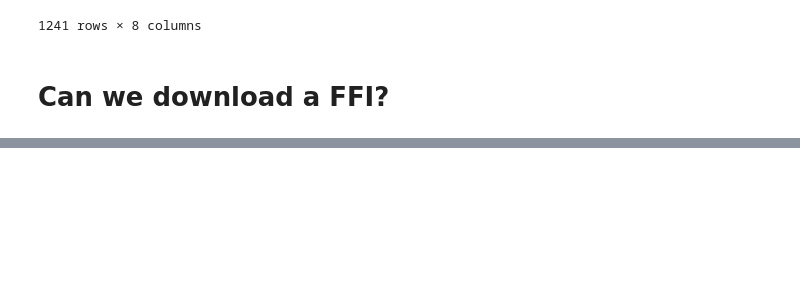
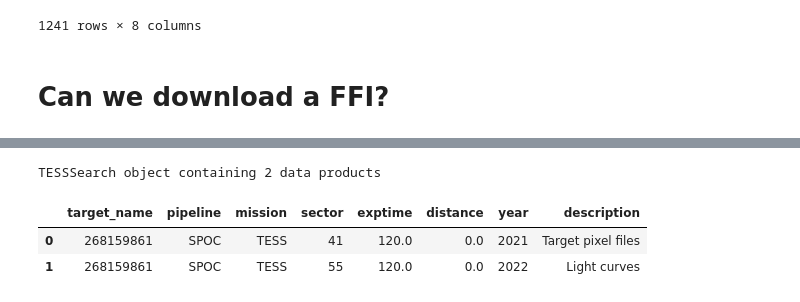
Before and after one commit to lightkurve/lksearch, a Jupyter notebook: docs/tutorials/Example_searches.ipynb, the cells around one changed output, grey strips where cells are left out. Drawn from its saved outputs; the diff is of its cells as text; code cells hidden in the pictures; blank space fills up the shorter version.

```diff
--- a/docs/tutorials/Example_searches.ipynb
+++ b/docs/tutorials/Example_searches.ipynb
@@ -380,0 +434,13 @@ ffi_res[0].download()
+# %%
+# We can take boolean arrays
+import numpy as np
+mask = np.zeros(len(Kep186)).astype(bool)
+mask[1]=True
+mask[4]=True
+Kep186[mask]
+# This resets the index, unlike pandas
+# %% [output]
+TESSSearch object containing 2 data products
+|  | target_name | pipeline | mission | sector | exptime | distance | year | description |
+| 0 | 268159861 | SPOC | TESS | 41 | 120.0 | 0.0 | 2021 | Target pixel files |
+| 1 | 268159861 | SPOC | TESS | 55 | 120.0 | 0.0 | 2022 | Light curves |
```
Also changed, not shown: parts of 11 cells of this notebook, 1 other file.
